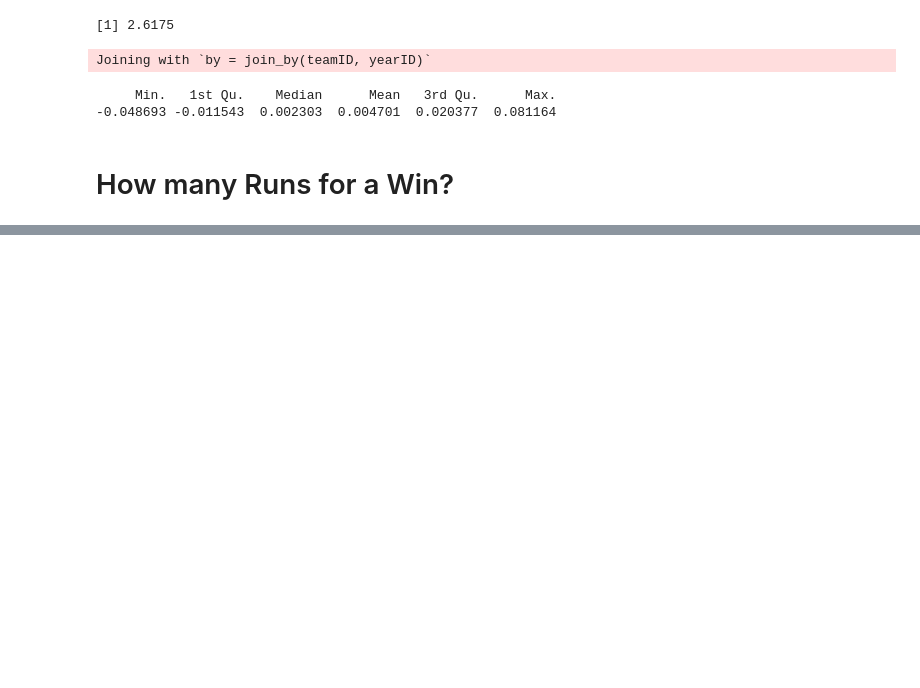
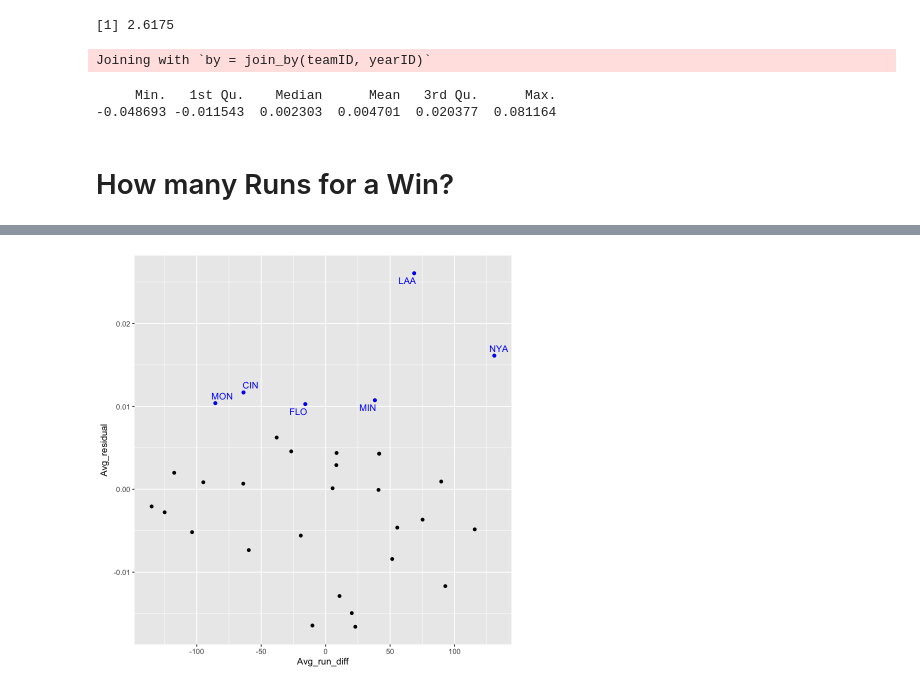
Before and after one commit to jwolfe972/baseball_related, a Jupyter notebook: analyzing_baseball_data_w_r/Relationship_Runs_to_Wins.ipynb, the cells around one changed output, grey strips where cells are left out. Drawn from its saved outputs; the diff is of its cells as text; code cells hidden in the pictures; blank space fills up the shorter version.

```diff
--- a/analyzing_baseball_data_w_r/Relationship_Runs_to_Wins.ipynb
+++ b/analyzing_baseball_data_w_r/Relationship_Runs_to_Wins.ipynb
@@ -430,0 +574,18 @@ Joining with `by = join_by(teamID, yearID)`
+# %%
+plot <- ggplot(grouped_team_id_redsidual, aes(x=Avg_run_diff, y=Avg_residual))+
+geom_point()
+# this picks the highest residuals and selects those 6 points
+highlight_teams <- grouped_team_id_redsidual %>%
+  arrange(desc((Avg_residual))) %>%
+  head(6)
+
+
+text_plot <- plot +
+  geom_point(data=highlight_teams, color='blue') +
+  geom_text_repel(data=highlight_teams, color='blue', aes(label=paste(teamID)))
+
+
+
+text_plot
+# %% [output]
+[figure, added]
```
Also changed, not shown: parts of 19 cells of this notebook.
